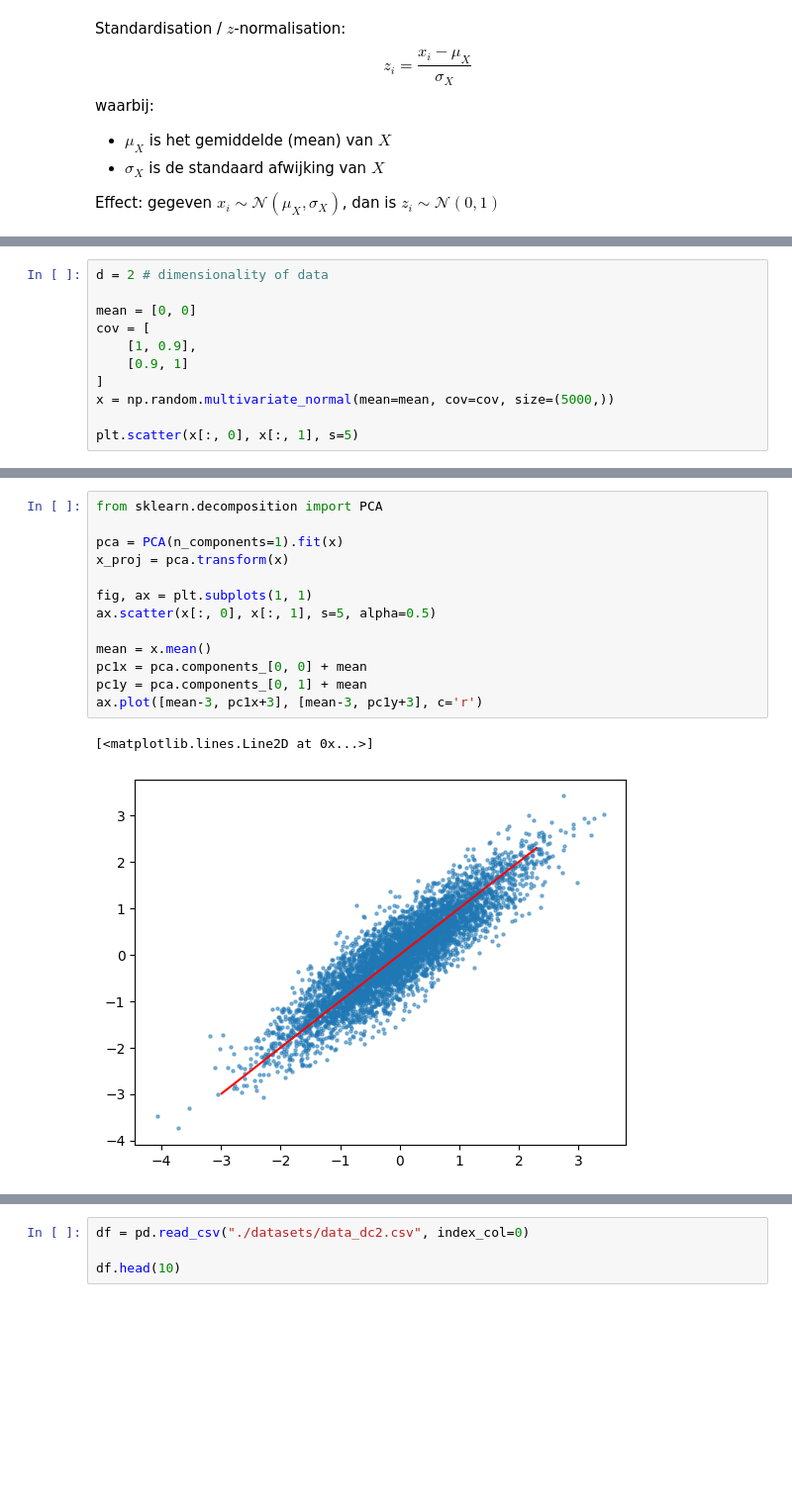
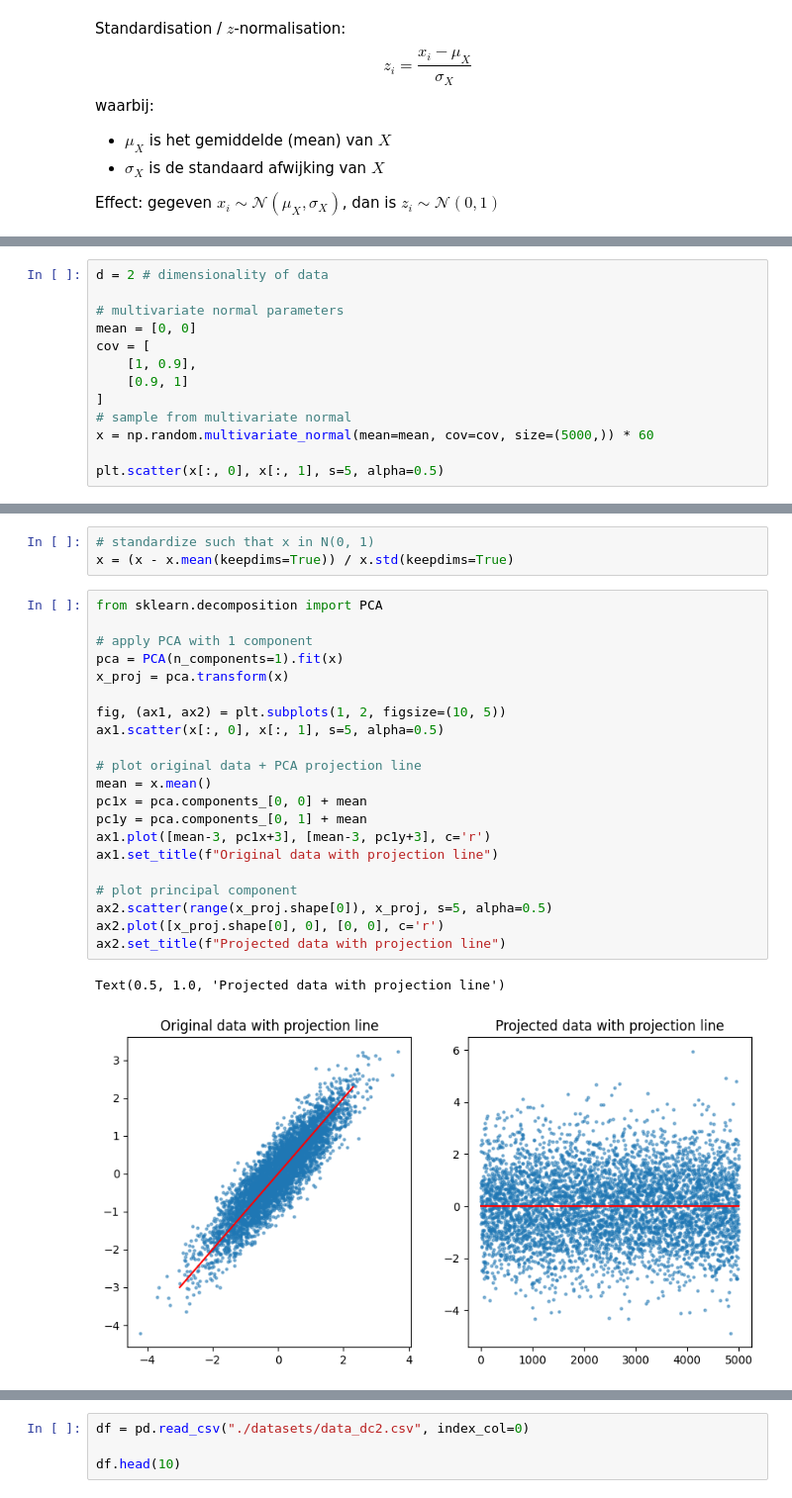
Before and after one commit to Janko-dev/ZM004-2324-data-science, a Jupyter notebook: ds_dc2.ipynb, the cells around one changed output, grey strips where cells are left out. Shown at 99% size. Saved outputs shown, nothing was run; the diff lists cells and outputs as text; blank space fills up the shorter version.

```diff
--- a/ds_dc2.ipynb
+++ b/ds_dc2.ipynb
@@ -117,13 +118,15 @@ Oplossing: reduceren van dimensies met bijv. PCA
 # %%
 d = 2 # dimensionality of data
 
+# multivariate normal parameters
 mean = [0, 0]
 cov = [
     [1, 0.9],
     [0.9, 1]
 ]
-x = np.random.multivariate_normal(mean=mean, cov=cov, size=(5000,))
+# sample from multivariate normal
+x = np.random.multivariate_normal(mean=mean, cov=cov, size=(5000,)) * 60
 
-plt.scatter(x[:, 0], x[:, 1], s=5)
+plt.scatter(x[:, 0], x[:, 1], s=5, alpha=0.5)
 # %% [output]
 <matplotlib.collections.PathCollection at 0x...>
@@ -131,16 +134,27 @@ plt.scatter(x[:, 0], x[:, 1], s=5)
+# %%
+# standardize such that x in N(0, 1)
+x = (x - x.mean(keepdims=True)) / x.std(keepdims=True)
 # %%
 from sklearn.decomposition import PCA
 
+# apply PCA with 1 component
 pca = PCA(n_components=1).fit(x)
 x_proj = pca.transform(x)
 
-fig, ax = plt.subplots(1, 1)
-ax.scatter(x[:, 0], x[:, 1], s=5, alpha=0.5)
+fig, (ax1, ax2) = plt.subplots(1, 2, figsize=(10, 5))
+ax1.scatter(x[:, 0], x[:, 1], s=5, alpha=0.5)
 
+# plot original data + PCA projection line
 mean = x.mean()
 pc1x = pca.components_[0, 0] + mean
 pc1y = pca.components_[0, 1] + mean
-ax.plot([mean-3, pc1x+3], [mean-3, pc1y+3], c='r')
+ax1.plot([mean-3, pc1x+3], [mean-3, pc1y+3], c='r')
+ax1.set_title(f"Original data with projection line")
+
+# plot principal component
+ax2.scatter(range(x_proj.shape[0]), x_proj, s=5, alpha=0.5)
+ax2.plot([x_proj.shape[0], 0], [0, 0], c='r')
+ax2.set_title(f"Projected data with projection line")
 # %% [output]
-[<matplotlib.lines.Line2D at 0x...>]
+Text(0.5, 1.0, 'Projected data with projection line')
-[figure, old version]
+[figure, new version]
```
Also changed, not shown: parts of 37 cells of this notebook.
